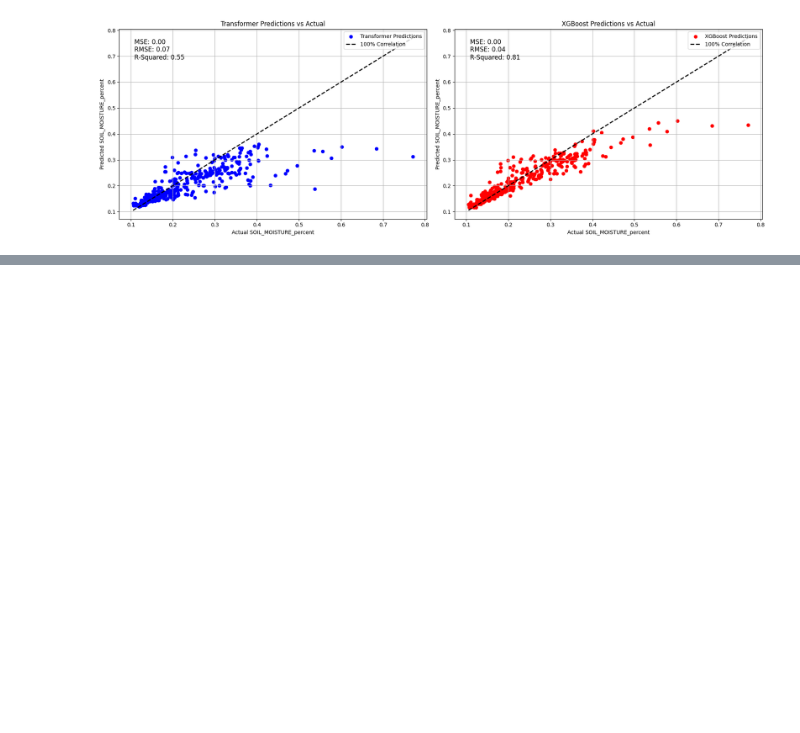
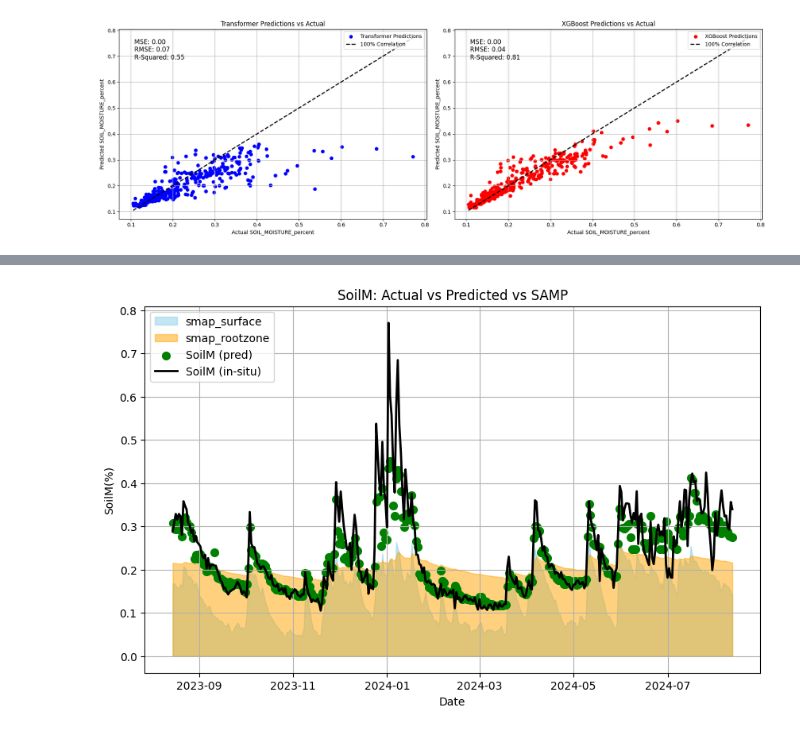
Before and after one commit to top-data/Soil_moisture, a Jupyter notebook: sm_cosmoz_inputs.ipynb, the cells around one changed output, grey strips where cells are left out. Drawn from its saved outputs; the diff is of its cells as text; code cells hidden in the pictures; blank space fills up the shorter version.

```diff
--- a/sm_cosmoz_inputs.ipynb
+++ b/sm_cosmoz_inputs.ipynb
@@ -759,0 +839,28 @@ plt.show()
+# %%
+# Plotting
+fig, ax = plt.subplots(figsize=(10, 6))
+
+# Plot col1 and col2 as area charts
+ax.fill_between(merged_df_new.index, merged_df_new['sm_surface'], color='skyblue', alpha=0.5, label='smap_surface')
+ax.fill_between(merged_df_new.index, merged_df_new['sm_rootzone'], color='orange', alpha=0.5, label='smap_rootzone')
+
+# Plot col3 as a line graph
+ax.scatter(merged_df_new.index, merged_df_new['predicted_soilM'], color='green', linewidth=2, label='SoilM (pred)')
+ax.plot(merged_df_new.index, merged_df_new['SOIL_MOISTURE_percent'], color='black', linewidth=2, label='SoilM (in-situ)')
+
+
+# Set labels and title
+ax.set_xlabel('Date')
+ax.set_ylabel('SoilM(%)')
+ax.set_title('SoilM: Actual vs Predicted vs SAMP')
+
+# Show legend
+ax.legend(loc='upper left')
+
+# Show grid
+ax.grid(True)
+
+# Display the plot
+plt.show()
+# %% [output]
+[figure, added]
```
Also changed, not shown: parts of 18 cells of this notebook.
